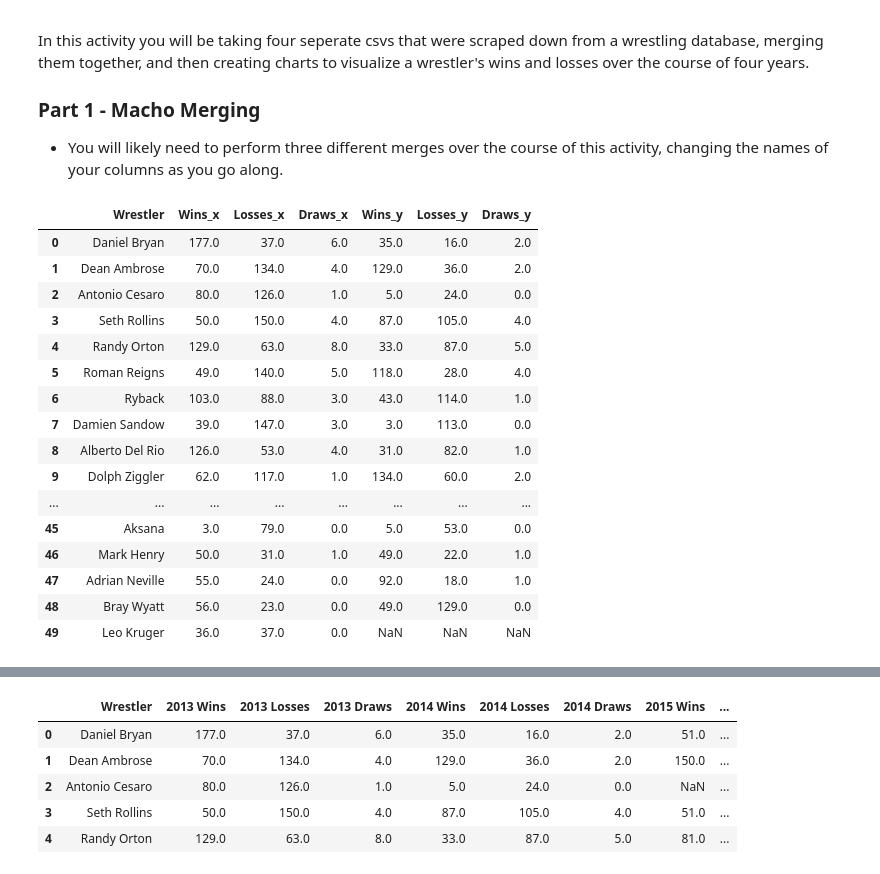
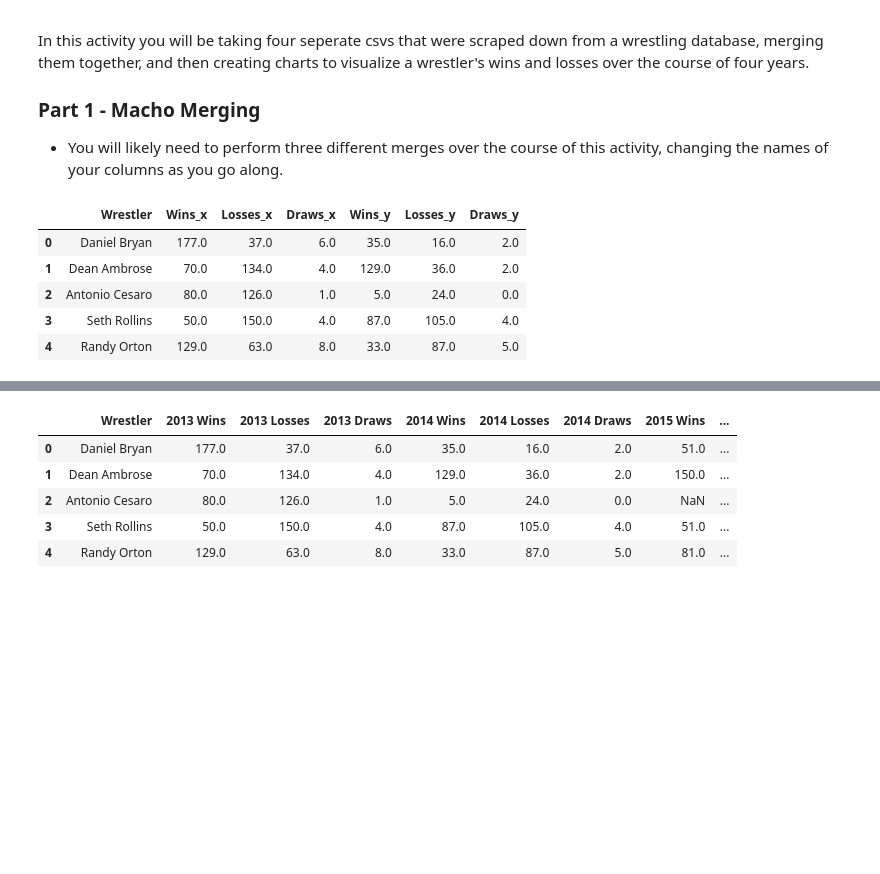
Before and after one commit to Nickoranteng/Matplotlib, a Jupyter notebook: Matplotlib-Project/01-Stu_WinnerWrestling-Part1/Unsolved/winning_wrestlers.ipynb, the cells around one changed output, grey strips where cells are left out. Drawn from its saved outputs; the diff is of its cells as text; code cells hidden in the pictures; blank space fills up the shorter version.

```diff
--- a/Matplotlib-Project/01-Stu_WinnerWrestling-Part1/Unsolved/winning_wrestlers.ipynb
+++ b/Matplotlib-Project/01-Stu_WinnerWrestling-Part1/Unsolved/winning_wrestlers.ipynb
@@ -23,24 +25,13 @@ WWE_2014 = pd.read_csv(csv_2014,encoding = "ISO-8859-1")
 # %%
 # Merge the first two datasets (2013 and 2014) on "Wrestler" so that no data is lost (should be 182 rows)
 merge_2013_2014_df = pd.merge(WWE_2013, WWE_2014, on ="Wrestler", how = "outer")
-merge_2013_2014_df.head(50)
+merge_2013_2014_df.head()
 # %% [output]
 |  | Wrestler | Wins_x | Losses_x | Draws_x | Wins_y | Losses_y | Draws_y |
 | 0 | Daniel Bryan | 177.0 | 37.0 | 6.0 | 35.0 | 16.0 | 2.0 |
 | 1 | Dean Ambrose | 70.0 | 134.0 | 4.0 | 129.0 | 36.0 | 2.0 |
 | 2 | Antonio Cesaro | 80.0 | 126.0 | 1.0 | 5.0 | 24.0 | 0.0 |
 | 3 | Seth Rollins | 50.0 | 150.0 | 4.0 | 87.0 | 105.0 | 4.0 |
 | 4 | Randy Orton | 129.0 | 63.0 | 8.0 | 33.0 | 87.0 | 5.0 |
-| 5 | Roman Reigns | 49.0 | 140.0 | 5.0 | 118.0 | 28.0 | 4.0 |
-| 6 | Ryback | 103.0 | 88.0 | 3.0 | 43.0 | 114.0 | 1.0 |
-| 7 | Damien Sandow | 39.0 | 147.0 | 3.0 | 3.0 | 113.0 | 0.0 |
-| 8 | Alberto Del Rio | 126.0 | 53.0 | 4.0 | 31.0 | 82.0 | 1.0 |
-| 9 | Dolph Ziggler | 62.0 | 117.0 | 1.0 | 134.0 | 60.0 | 2.0 |
-| ... | ... | ... | ... | ... | ... | ... | ... |
-| 45 | Aksana | 3.0 | 79.0 | 0.0 | 5.0 | 53.0 | 0.0 |
-| 46 | Mark Henry | 50.0 | 31.0 | 1.0 | 49.0 | 22.0 | 1.0 |
-| 47 | Adrian Neville | 55.0 | 24.0 | 0.0 | 92.0 | 18.0 | 1.0 |
-| 48 | Bray Wyatt | 56.0 | 23.0 | 0.0 | 49.0 | 129.0 | 0.0 |
-| 49 | Leo Kruger | 36.0 | 37.0 | 0.0 | NaN | NaN | NaN |
 # %%
 # Rename our _x columns to "2013 Wins", "2013 Losses", and "2013 Draws"
```
Also changed, not shown: parts of 3 cells of this notebook.
